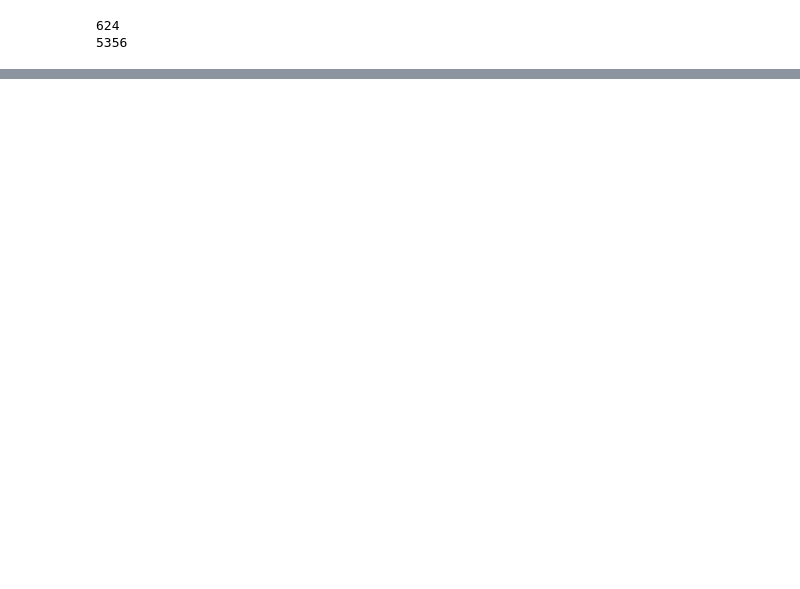
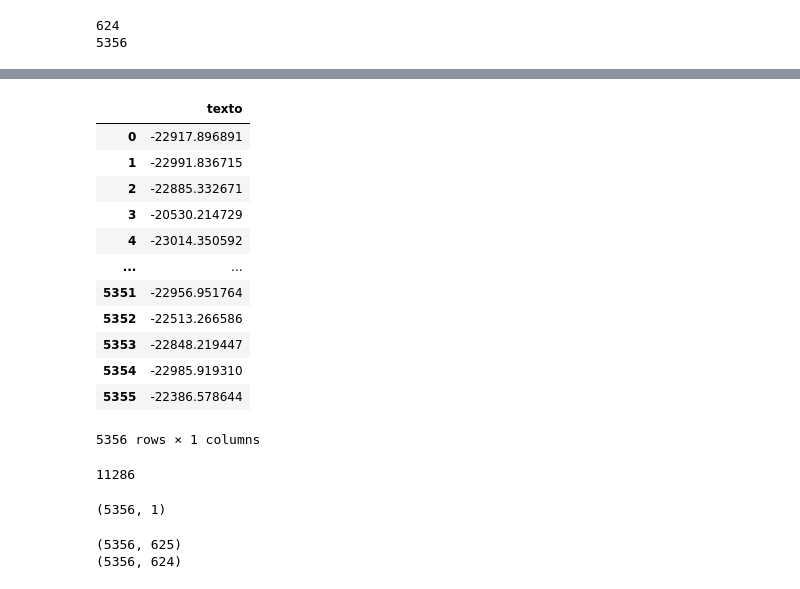
Before and after one commit to gui1080/IA_CIC0087_Reconhecimento_de_Entidades_Nomeadas, a Jupyter notebook: Codigo/TrabalhoFinal_CIC0087.ipynb, the cells around one changed output, grey strips where cells are left out. Cells and saved outputs as stored; diff of their text form; code cells hidden in the pictures; blank space fills up the shorter version.

```diff
--- a/Codigo/TrabalhoFinal_CIC0087.ipynb
+++ b/Codigo/TrabalhoFinal_CIC0087.ipynb
@@ -105,0 +324,34 @@ RNN
+# %%
+x_train
+# %% [output]
+|  | texto |
+| 0 | -22917.896891 |
+| 1 | -22991.836715 |
+| 2 | -22885.332671 |
+| 3 | -20530.214729 |
+| 4 | -23014.350592 |
+| ... | ... |
+| 5351 | -22956.951764 |
+| 5352 | -22513.266586 |
+| 5353 | -22848.219447 |
+| 5354 | -22985.919310 |
+| 5355 | -22386.578644 |
+5356 rows × 1 columns
+# %%
+num_words
+# %% [output]
+11286
+# %%
+print(x_train.shape)
+# %% [output]
+(5356, 1)
+# %%
+import numpy
+
+print(y_train.shape)
+y_train = numpy.delete(y_train, (0), axis=1)
+y_test = numpy.delete(y_test, (0), axis=1)
+print(y_train.shape)
+# %% [output]
+(5356, 625)
+(5356, 624)
```
Also changed, not shown: parts of 26 cells of this notebook.
